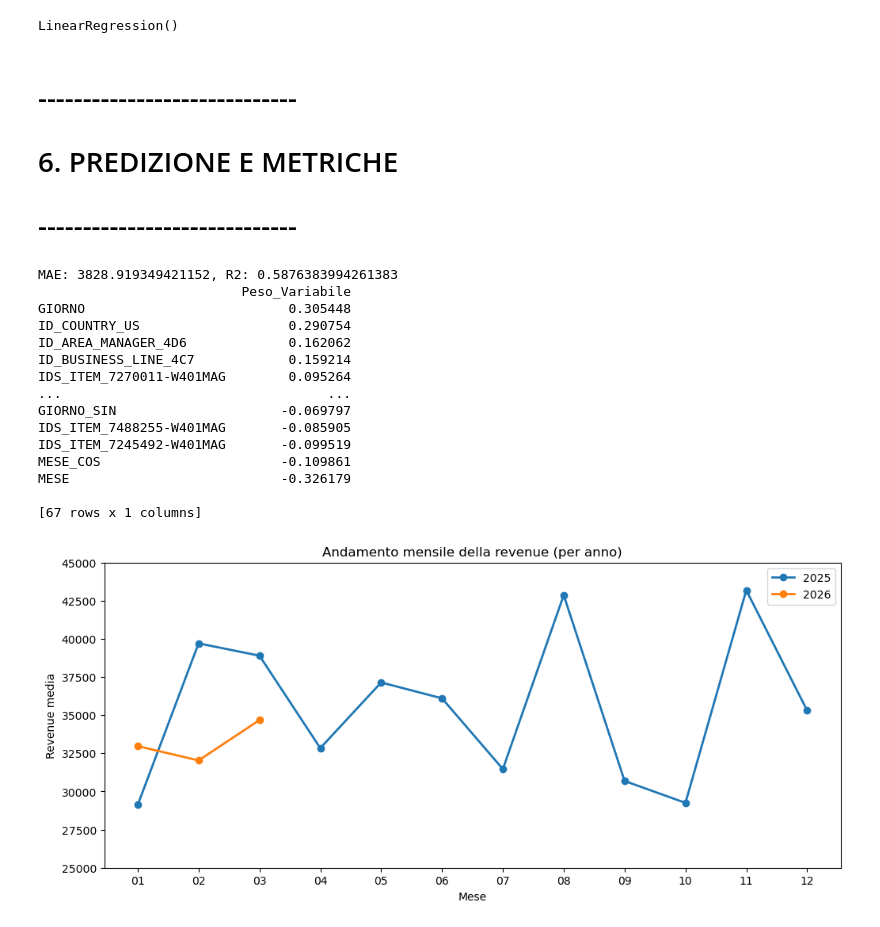
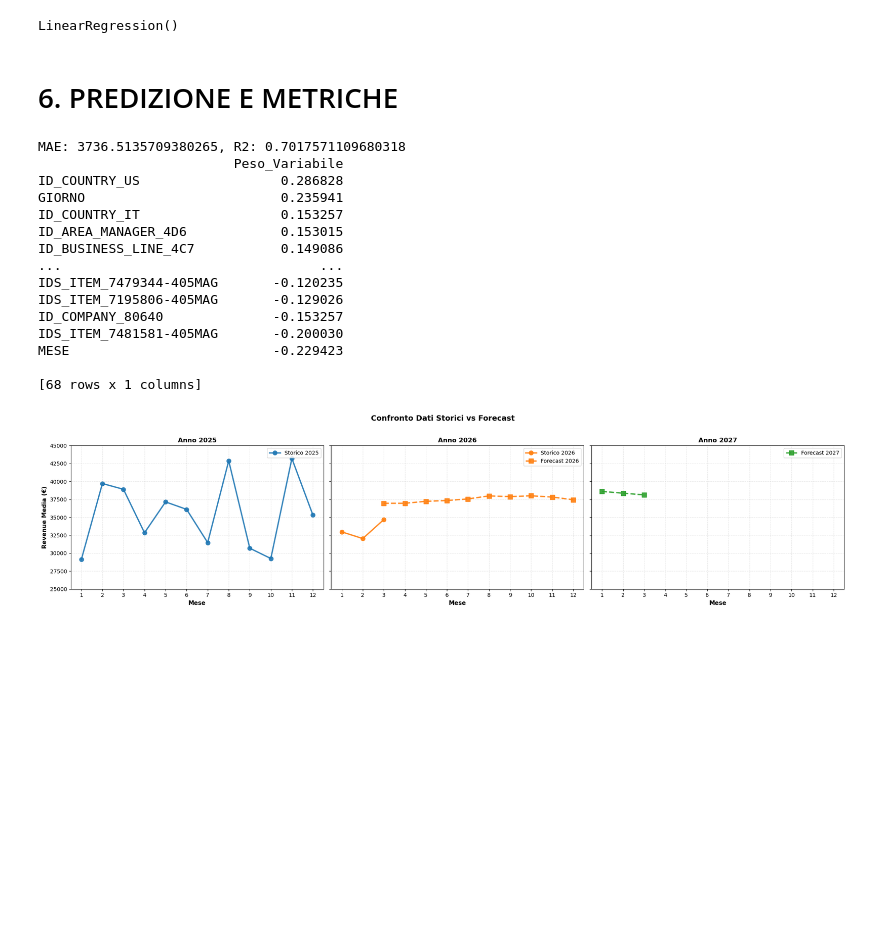
Before and after one commit to Firebroken/Projectwork-Cefla-S3, a Jupyter notebook: forecast_linear_regression.ipynb, the cells around one changed output. Cells and saved outputs as stored; diff of their text form; code cells hidden in the pictures; blank space fills up the shorter version.

```diff
--- a/forecast_linear_regression.ipynb
+++ b/forecast_linear_regression.ipynb
@@ -199,5 +224,5 @@ df_ml = prepare_features(df)
 # %%
-split_idx = int(len(df_ml) * 0.8)
+split_idx = int(len(df_ml) * 0.9)
 
 train = df_ml.iloc[:split_idx]
 test = df_ml.iloc[split_idx:]
@@ -230,9 +253,7 @@ model.fit(x_train_scaled, y_train_log)
 # %% [output]
 LinearRegression()
 # %% [markdown]
-# -----------------------------
 # 6. PREDIZIONE E METRICHE
-# -----------------------------
 # %%
 y_pred_log = model.predict(x_test_scaled)
 y_pred = np.expm1(y_pred_log)  # inversione log
@@ -246,25 +267,25 @@ print(f"MAE: {mae}, R2: {r2}")
 coeff_df = pd.DataFrame(model.coef_, index=x_train.columns, columns=['Peso_Variabile'])
 print(coeff_df.sort_values(by='Peso_Variabile', ascending=False))
 # %% [output]
-MAE: 3828.919349421152, R2: 0.5876383994261383
-                          Peso_Variabile
-GIORNO                          0.305448
-ID_COUNTRY_US                   0.290754
-ID_AREA_MANAGER_4D6             0.162062
-ID_BUSINESS_LINE_4C7            0.159214
-IDS_ITEM_7270011-W401MAG        0.095264
-...                                  ...
-GIORNO_SIN                     -0.069797
-IDS_ITEM_7488255-W401MAG       -0.085905
-IDS_ITEM_7245492-W401MAG       -0.099519
-MESE_COS                       -0.109861
-MESE                           -0.326179
+MAE: 3736.5135709380265, R2: 0.7017571109680318
+                         Peso_Variabile
+ID_COUNTRY_US                  0.286828
+GIORNO                         0.235941
+ID_COUNTRY_IT                  0.153257
+ID_AREA_MANAGER_4D6            0.153015
+ID_BUSINESS_LINE_4C7           0.149086
+...                                 ...
+IDS_ITEM_7479344-405MAG       -0.120235
+IDS_ITEM_7195806-405MAG       -0.129026
+ID_COMPANY_80640              -0.153257
+IDS_ITEM_7481581-405MAG       -0.200030
+MESE                          -0.229423
 
-[67 rows x 1 columns]
+[68 rows x 1 columns]
 # %%
 df_future = make_forecast(
-    start_date="2027-01-01",
-    end_date="2027-12-31",
+    start_date="2026-03-01",
+    end_date="2027-03-01",
     df_old = df
 )
 # %%
@@ -280,6 +301,6 @@ df_future_scaled = scaler.transform(df_future)
 pred_log = model.predict(df_future_scaled)
 df_future["PREDICTED_REVENUE"] = np.expm1(pred_log)
 # %%
-plot_trend(df_ml, revenue_col="VAL_REVENUES")
+plot_trend(df_ml, df_future)
 # %% [output]
-[figure, old version]
+[figure, new version]
```
Also changed, not shown: parts of 9 cells of this notebook, 1 other file.
